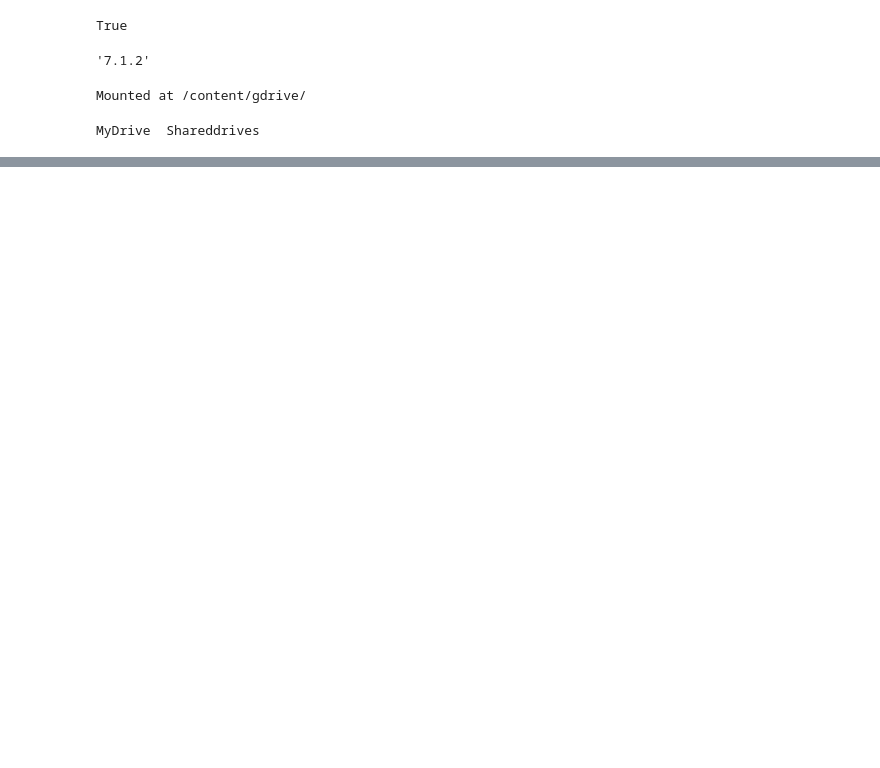
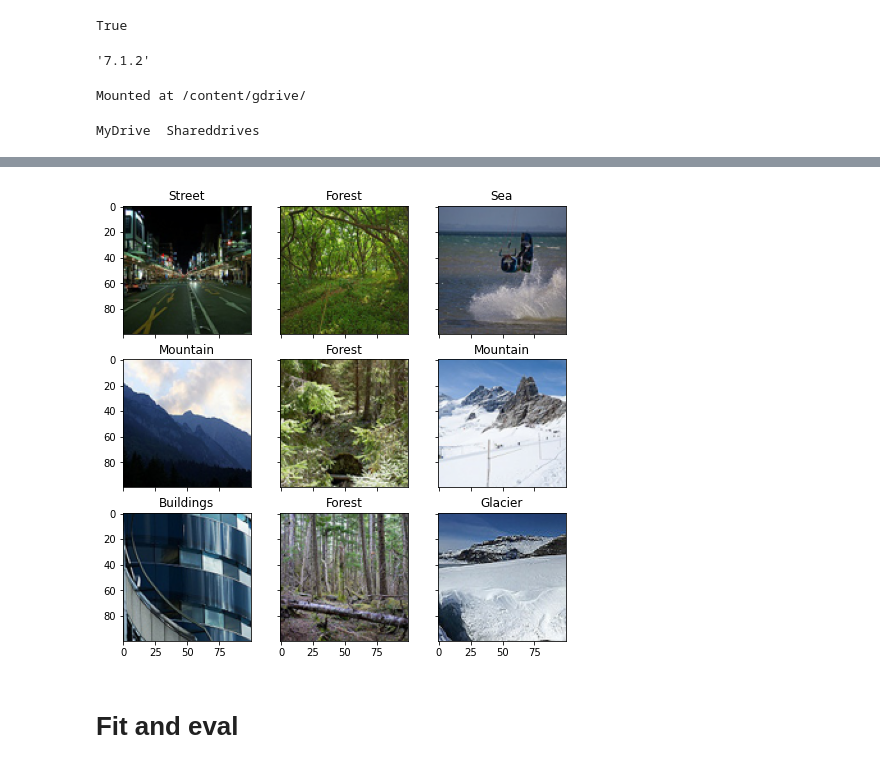
Before and after one commit to ugrozadidntwakeup/image-classification, a Jupyter notebook: kaggle_intel_image_classification.ipynb, the cells around one changed output, grey strips where cells are left out. Saved outputs shown, nothing was run; the diff lists cells and outputs as text; code cells hidden in the pictures; blank space fills up the shorter version.

```diff
--- a/kaggle_intel_image_classification.ipynb
+++ b/kaggle_intel_image_classification.ipynb
@@ -117,0 +152,22 @@ train_dir = Path('seg_train/')
+# %%
+train_val_files = sorted(list(train_dir.rglob('*.jpg')))
+test_files = sorted(list(test_dir.rglob('*.jpg')))
+# %%
+train_val_labels = [path.parent.name for path in train_val_files]
+train_files, val_files = train_test_split(train_val_files,test_size=0.25, stratify=train_val_labels)
+# %%
+val_dataset = ImageDataset(val_files,mode='val')
+# %%
+def plot_gal(n_rows,n_cols, dataset):
+  fig, ax = plt.subplots(nrows=n_rows, ncols=n_cols,figsize=(8, 8), sharey=True, sharex=True)
+  for fig_x in ax.flatten():
+    random_image = int(np.random.uniform(0,len(dataset)))
+    im_val, label = dataset[random_image]
+    img_label = " ".join(map(lambda x: x.capitalize(), dataset.label_encoder.inverse_transform([label])[0].split('_')))
+    imshow(im_val.data.cpu(), title=img_label, plt_ax=fig_x)
+# %%
+plot_gal(3,3,val_dataset)
+# %% [output]
+[figure, added]
+# %% [markdown]
+# Fit and eval
```
Also changed, not shown: parts of 16 cells of this notebook.
